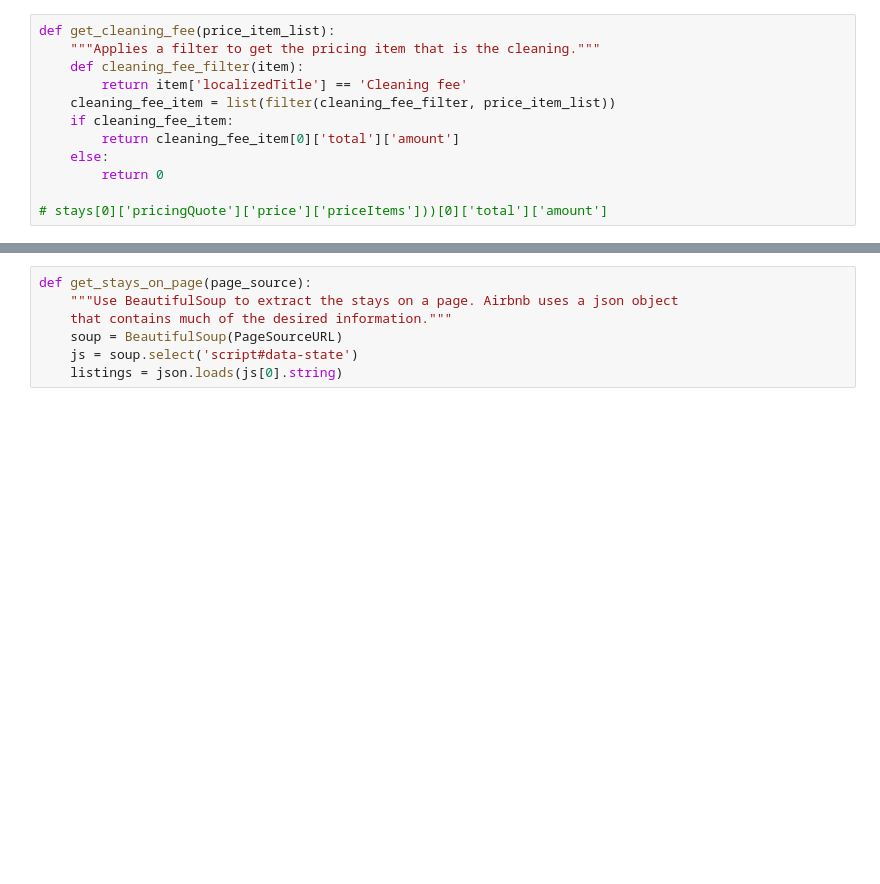
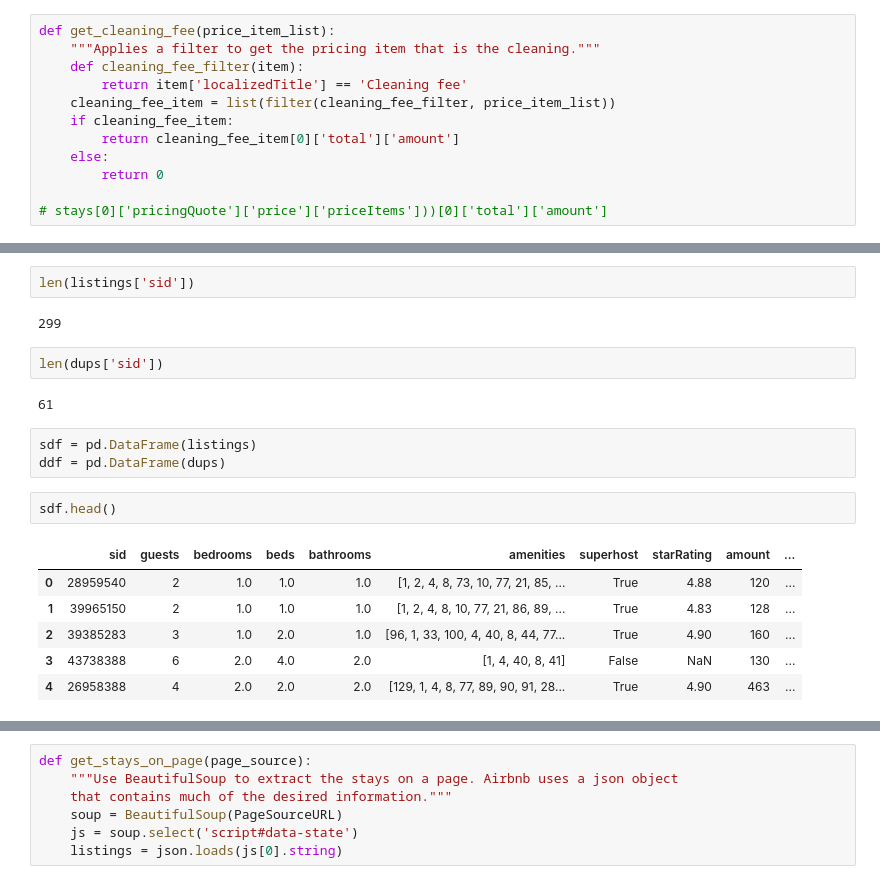
Before and after one commit to scottkds/airbnb_prices, a Jupyter notebook: src/web_reader_interactive.ipynb, the cells around one changed output, grey strips where cells are left out. Drawn from its saved outputs; the diff is of its cells as text; blank space fills up the shorter version.

```diff
--- a/src/web_reader_interactive.ipynb
+++ b/src/web_reader_interactive.ipynb
@@ -28,0 +185,20 @@ def setup_webdriver(width=800, height=600):
+# %%
+len(listings['sid'])
+# %% [output]
+299
+# %%
+len(dups['sid'])
+# %% [output]
+61
+# %%
+sdf = pd.DataFrame(listings)
+ddf = pd.DataFrame(dups)
+# %%
+sdf.head()
+# %% [output]
+|  | sid | guests | bedrooms | beds | bathrooms | amenities | superhost | starRating | amount | ... |
+| 0 | 28959540 | 2 | 1.0 | 1.0 | 1.0 | [1, 2, 4, 8, 73, 10, 77, 21, 85, ... | True | 4.88 | 120 | ... |
+| 1 | 39965150 | 2 | 1.0 | 1.0 | 1.0 | [1, 2, 4, 8, 10, 77, 21, 86, 89, ... | True | 4.83 | 128 | ... |
+| 2 | 39385283 | 3 | 1.0 | 2.0 | 1.0 | [96, 1, 33, 100, 4, 40, 8, 44, 77... | True | 4.90 | 160 | ... |
+| 3 | 43738388 | 6 | 2.0 | 4.0 | 2.0 | [1, 4, 40, 8, 41] | False | NaN | 130 | ... |
+| 4 | 26958388 | 4 | 2.0 | 2.0 | 2.0 | [129, 1, 4, 8, 77, 89, 90, 91, 28... | True | 4.90 | 463 | ... |
```
Also changed, not shown: parts of 31 cells of this notebook.
